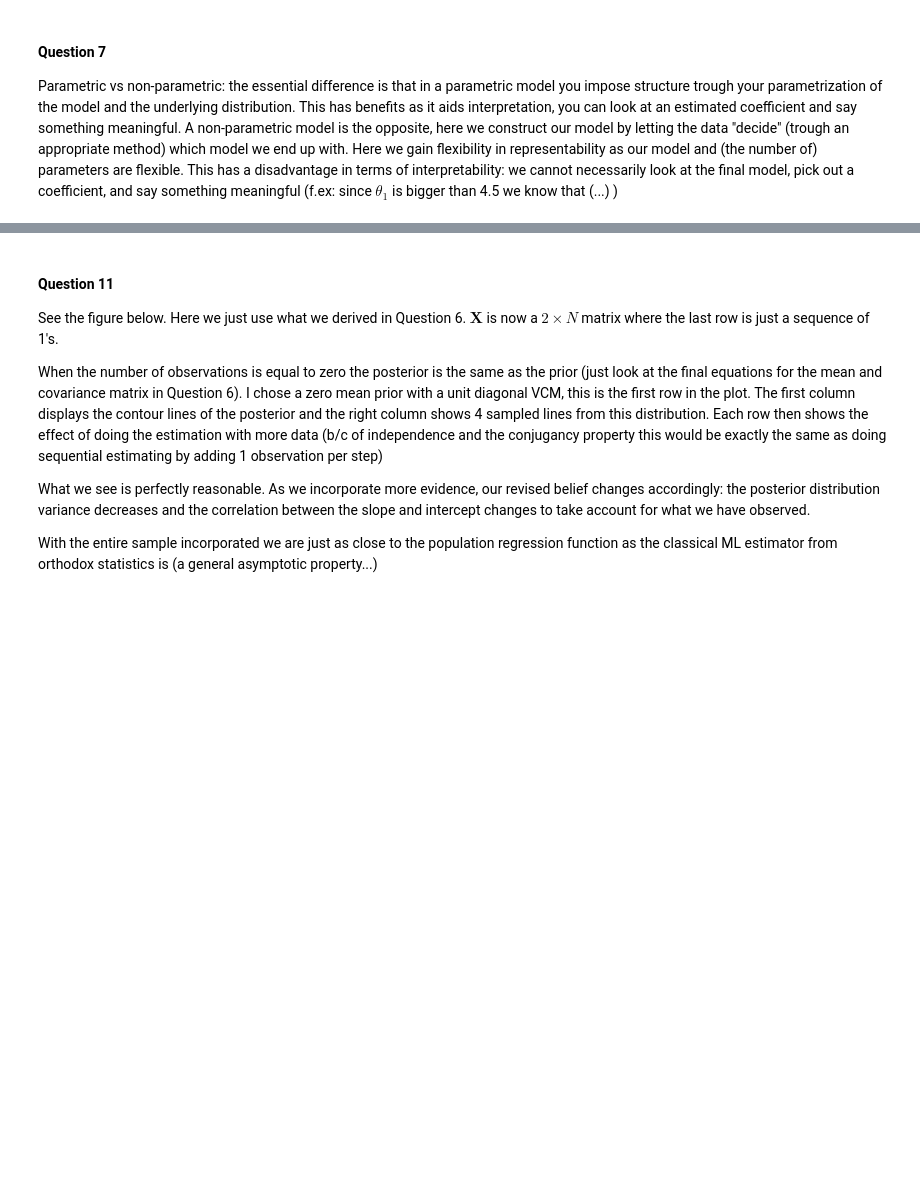
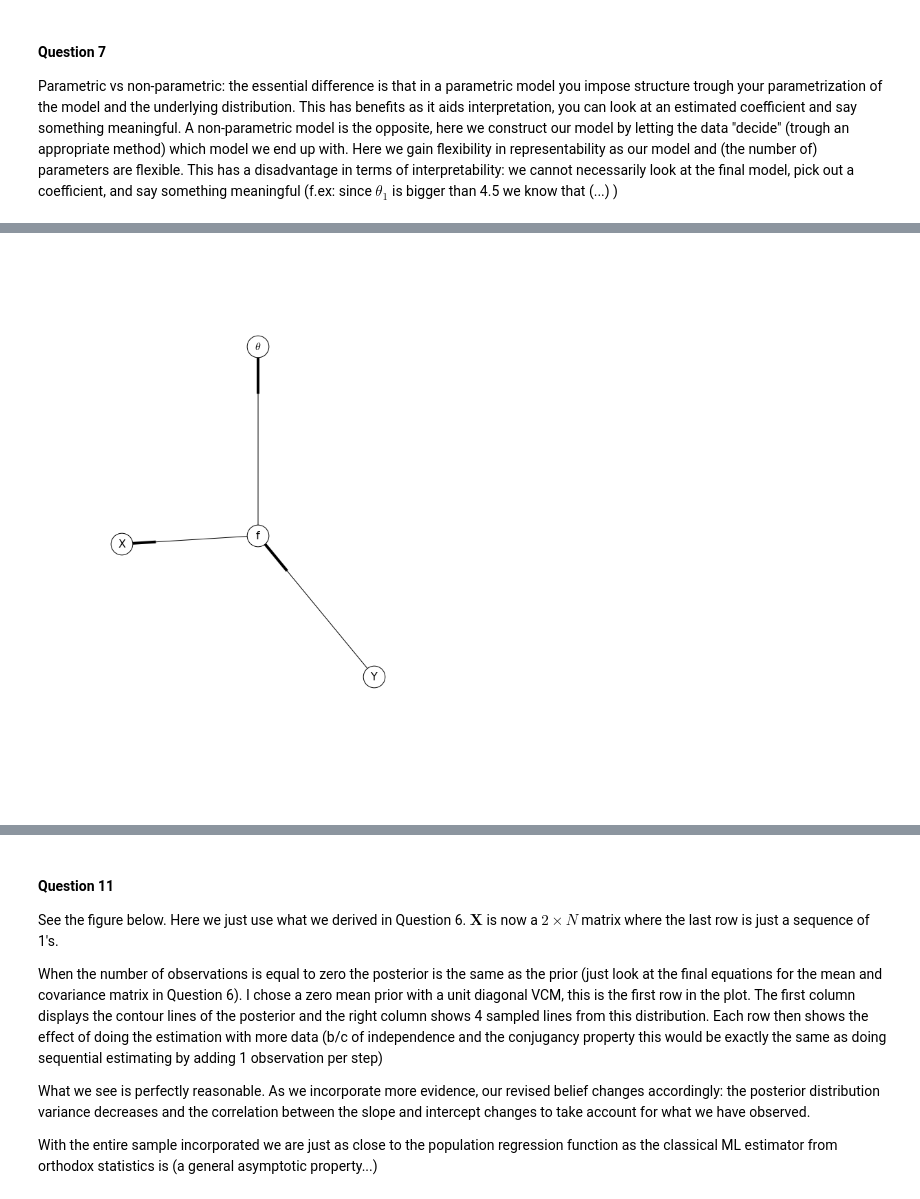
Before and after one commit to erikcs/ml2, a Jupyter notebook: lab1.ipynb, the cells around one changed output, grey strips where cells are left out. Saved outputs shown, nothing was run; the diff lists cells and outputs as text; code cells hidden in the pictures; blank space fills up the shorter version.

```diff
--- a/lab1.ipynb
+++ b/lab1.ipynb
@@ -119,0 +126,5 @@ blaaaa...
+# %%
+from code import Q9
+Q9.run()
+# %% [output]
+[figure, added]
```
Also changed, not shown: parts of 14 cells of this notebook.
